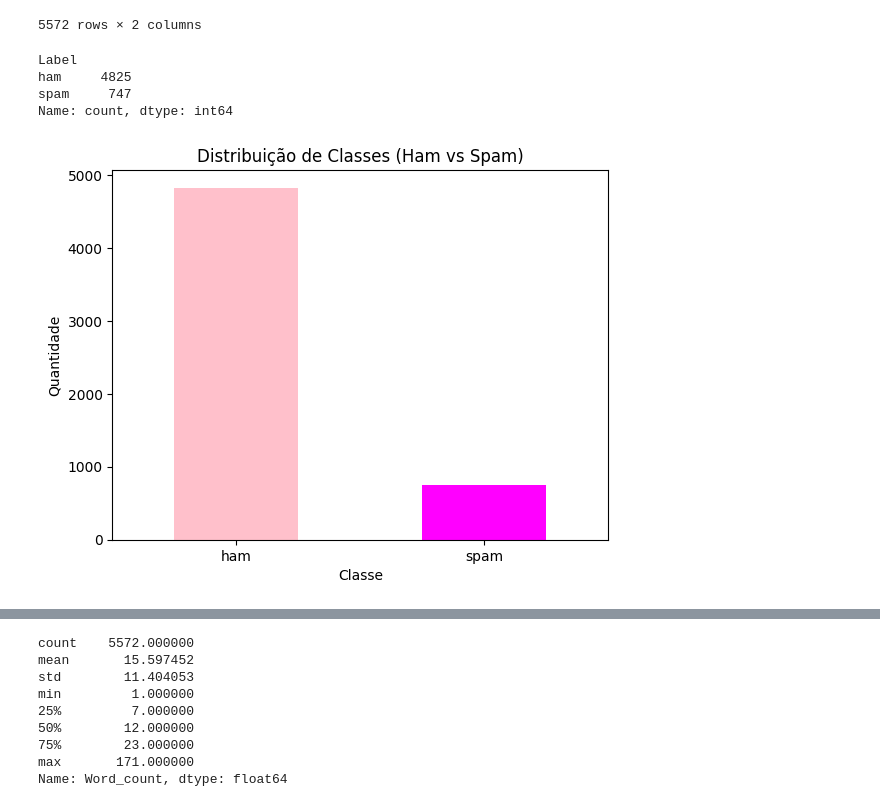
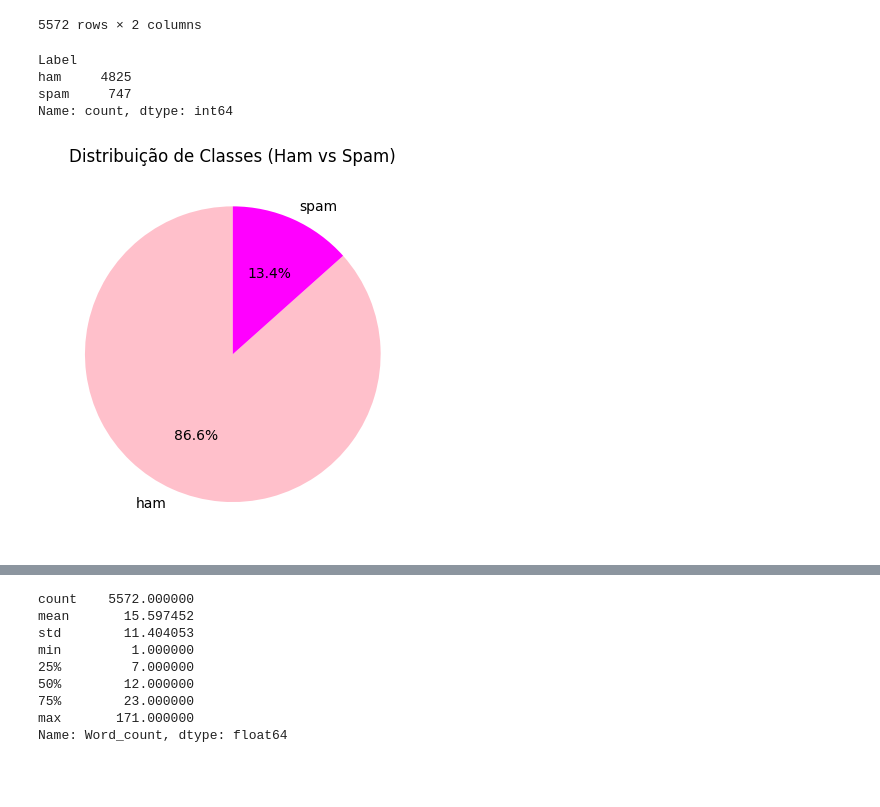
Before and after one commit to estermariaa/treinamentoLapPI, a Jupyter notebook: ex1.ipynb, the cells around one changed output, grey strips where cells are left out. Drawn from its saved outputs; the diff is of its cells as text; code cells hidden in the pictures; blank space fills up the shorter version.

```diff
--- a/ex1.ipynb
+++ b/ex1.ipynb
@@ -21,19 +21,17 @@ display(df) #df = data frame
 # %%
 import matplotlib.pyplot as plt
 
 contagem = df['Label'].value_counts()
 print(contagem)
-contagem.plot(kind='bar', title="Distribuição de Classes (Ham vs Spam)", color=["pink", "magenta"])
-plt.xlabel("Classe")
-plt.ylabel("Quantidade")
-plt.xticks(rotation=0) # horizontal
+contagem.plot(kind='pie', autopct='%1.1f%%', colors=["pink", "magenta"], title="Distribuição de Classes (Ham vs Spam)", startangle=90, legend=False)
+plt.ylabel('')
 plt.show()
 # %% [output]
 Label
 ham     4825
 spam     747
 Name: count, dtype: int64
-[figure, old version]
+[figure, new version]
 # %%
 df["Word_count"] = df["Message"].apply(lambda x: len(x.split())) # Número de palavras por documento
 # Split divide o texto em palavras usando espaço como separador
```
Also changed, not shown: parts of 11 cells of this notebook, 1 other file.
